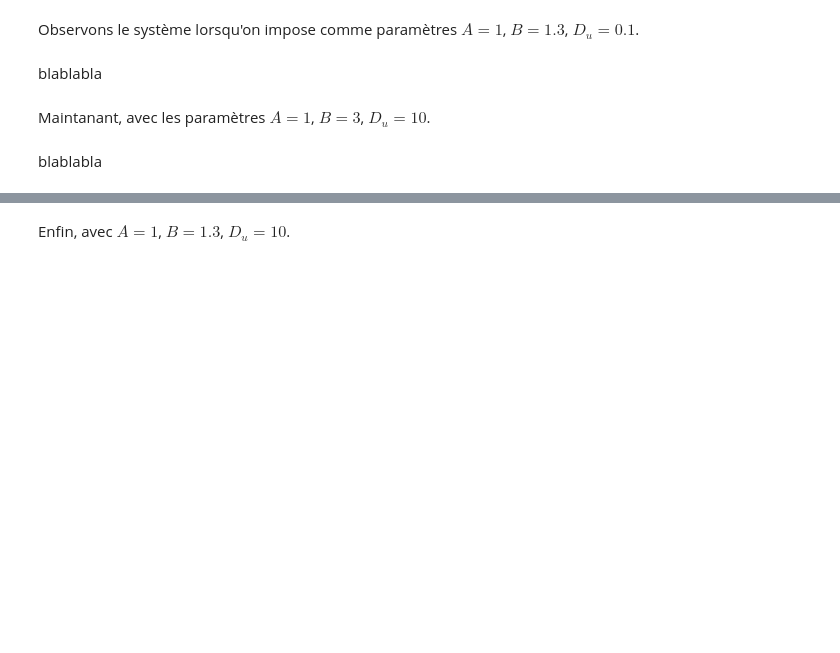
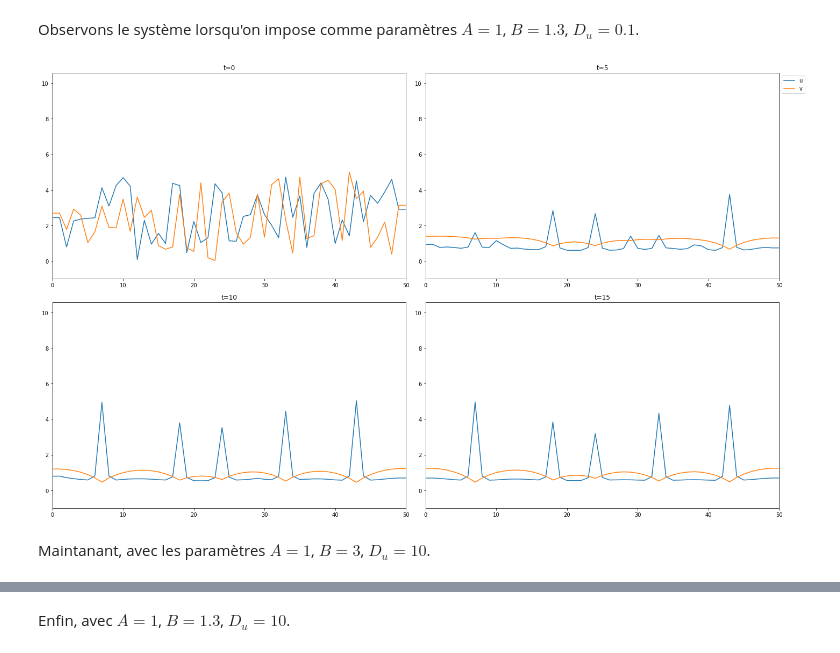
Before and after one commit to quent142/Projet-sim-num-Quentin-Jonathan, a Jupyter notebook: Notebook_Brusselator.ipynb, the cells around one changed output, grey strips where cells are left out. Saved outputs shown, nothing was run; the diff lists cells and outputs as text; code cells hidden in the pictures; blank space fills up the shorter version.

```diff
--- a/Notebook_Brusselator.ipynb
+++ b/Notebook_Brusselator.ipynb
@@ -178,4 +201,17 @@ Le code est présent dans Brusselator_1D.py, mais il s'agit d'une animation. Com
+# %%
+#création des conditions initiales
+u = np.zeros((N,T+1))
+v = np.zeros((N,T+1))
+for i in range(N) :
+    u[i,0] = rd.uniform(0,5)
+    v[i,0] = rd.uniform(0,5)
+u[0,0] = u[1,0]
+u[-1,0] = u[-2,0]
+v[0,0] = v[1,0]
+v[-1,0] = v[-2,0]
 # %% [markdown]
 Observons le système lorsqu'on impose comme paramètres $A=1$, $B=1.3$, $D_u=0.1$.
-# %% [markdown]
-blablabla
+# %%
+A = 1
+B = 1.3
+D_u = 0.1
@@ -182,4 +240,44 @@ blablabla
+# %%
+fig1 = plt.figure(figsize=(20,12))
+ax0 = plt.subplot(221)
+ax0.set_title("t=0")
+ax0.set_xlim(0,50)
+line1, = plt.plot(x,u[:,0], label = 'u')
+line2, = plt.plot(x,v[:,0], label = 'v')
+
+ax1 = plt.subplot(222)
+ax1.set_title("t=5")
+ax1.set_xlim(0,50)
+line1, = plt.plot(x,u[:,int(5/k)], label = 'u')
+line2, = plt.plot(x,v[:,int(5/k)], label = 'v')
+plt.legend(bbox_to_anchor=(1.0001, 1),loc='upper left')
+
+ax2 = plt.subplot(223)
+ax2.set_title("t=10")
+ax2.set_xlim(0,50)
+line1, = plt.plot(x,u[:,int(10/k)], label = 'u')
+line2, = plt.plot(x,v[:,int(10/k)], label = 'v')
+
+ax3 = plt.subplot(224)
+ax3.set_title("t=15")
+ax3.set_xlim(0,50)
+line1, = plt.plot(x,u[:,int(15/k)], label = 'u')
+line2, = plt.plot(x,v[:,int(15/k)], label = 'v')
+
+if u.max() > v.max() :
+    ax0.set_ylim(-1,u.max()+1)
+    ax1.set_ylim(-1,u.max()+1)
+    ax2.set_ylim(-1,u.max()+1)
+    ax3.set_ylim(-1,u.max()+1)
+else :
+    ax0.set_ylim(-1,v.max()+1)
+    ax1.set_ylim(-1,v.max()+1)
+    ax2.set_ylim(-1,v.max()+1)
+    ax3.set_ylim(-1,v.max()+1)
+
+fig1.tight_layout()
+plt.show()
+# %% [output]
+[figure, added]
 # %% [markdown]
 Maintanant, avec les paramètres $A=1$, $B=3$, $D_u=10$.
-# %% [markdown]
-blablabla
```
Also changed, not shown: parts of 16 cells of this notebook.
